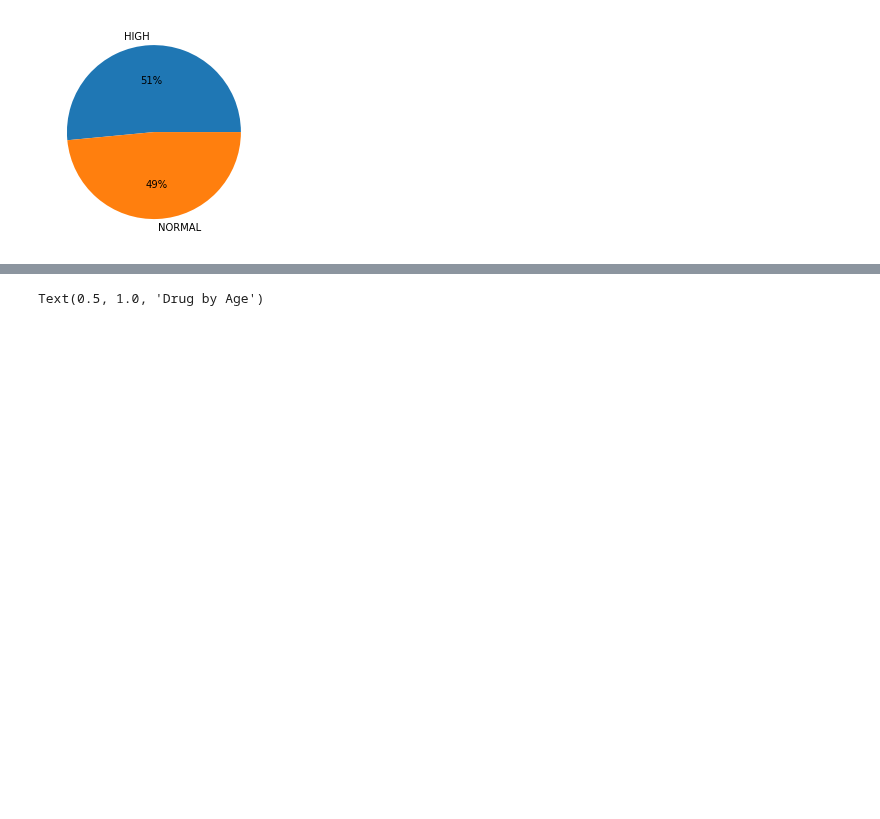
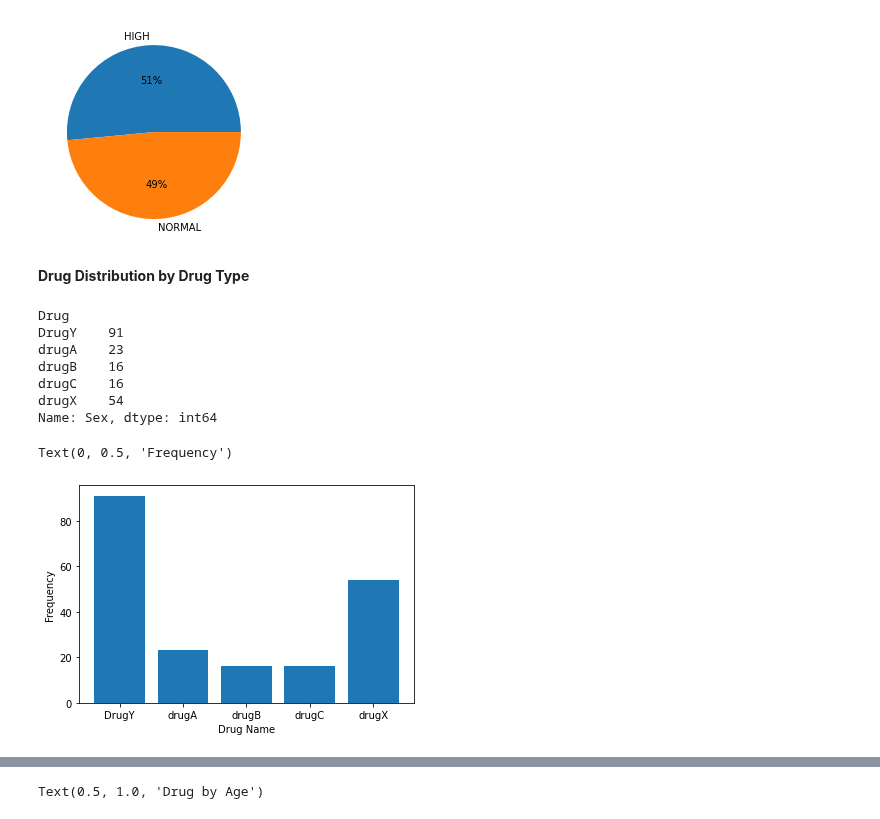
Before and after one commit to Suyashiitr/kaggle, a Jupyter notebook: drug-classification.ipynb, the cells around one changed output, grey strips where cells are left out. Drawn from its saved outputs; the diff is of its cells as text; code cells hidden in the pictures; blank space fills up the shorter version.

Commit message:
Kaggle Notebook | Drug Classification (ML and EDA) | Version 3

```diff
--- a/drug-classification.ipynb
+++ b/drug-classification.ipynb
@@ -107,3 +119,21 @@ Name: Drug, dtype: int64
  [Text(-0.02826384349121351, 0.5993339262473836, '51%'),
   Text(0.028263843491213442, -0.5993339262473836, '49%')])
 [figure]
+# %% [markdown]
+**Drug Distribution by Drug Type**
+# %%
+drug_class = drug.groupby('Drug').count()['Sex']
+print(drug_class)
+plt.bar(x=drug_class.index , height = drug_class)
+plt.xlabel('Drug Name')
+plt.ylabel('Frequency')
+# %% [output]
+Drug
+DrugY    91
+drugA    23
+drugB    16
+drugC    16
+drugX    54
+Name: Sex, dtype: int64
+Text(0, 0.5, 'Frequency')
+[figure, added]
```
Also changed, not shown: parts of 30 cells of this notebook.
